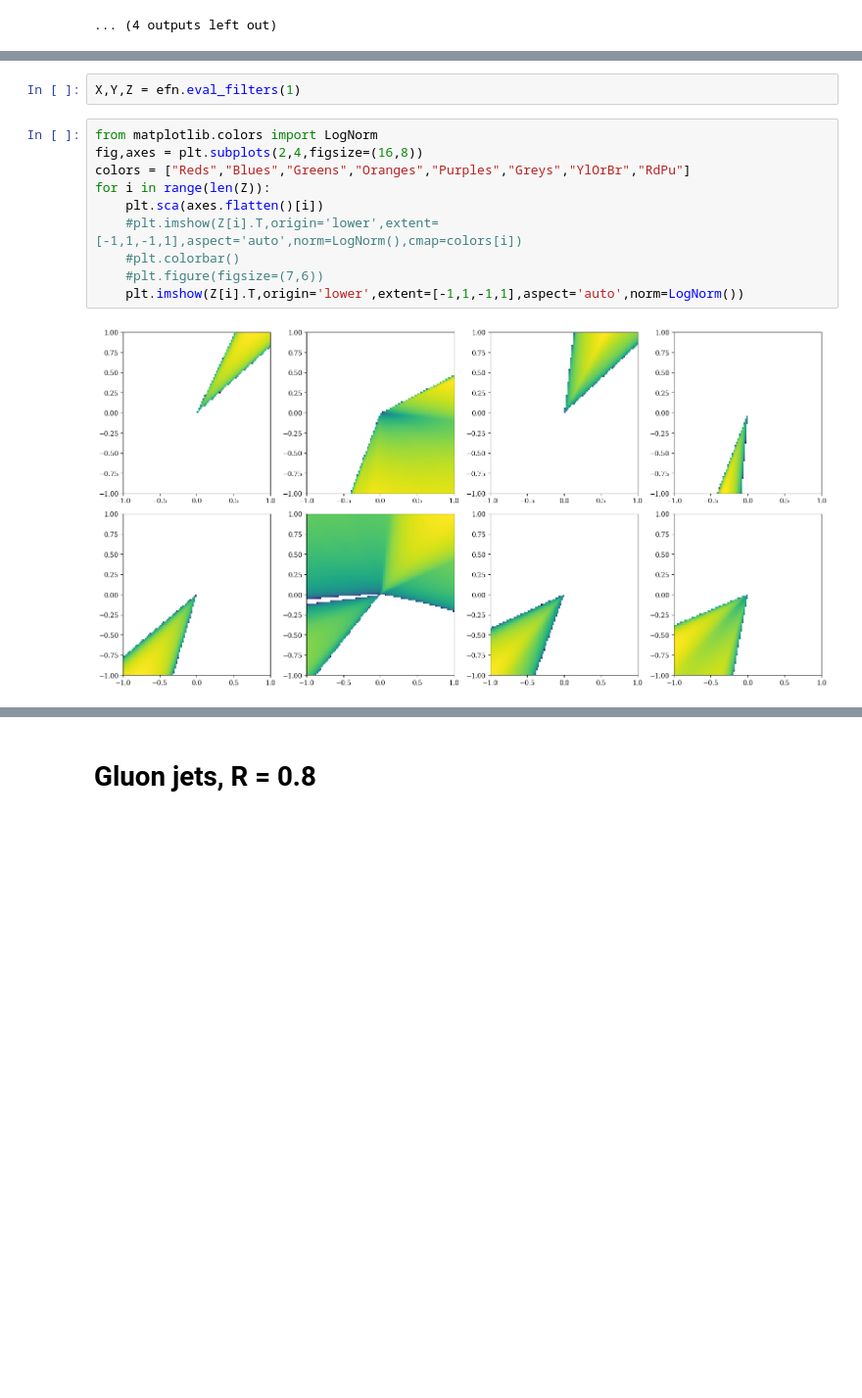
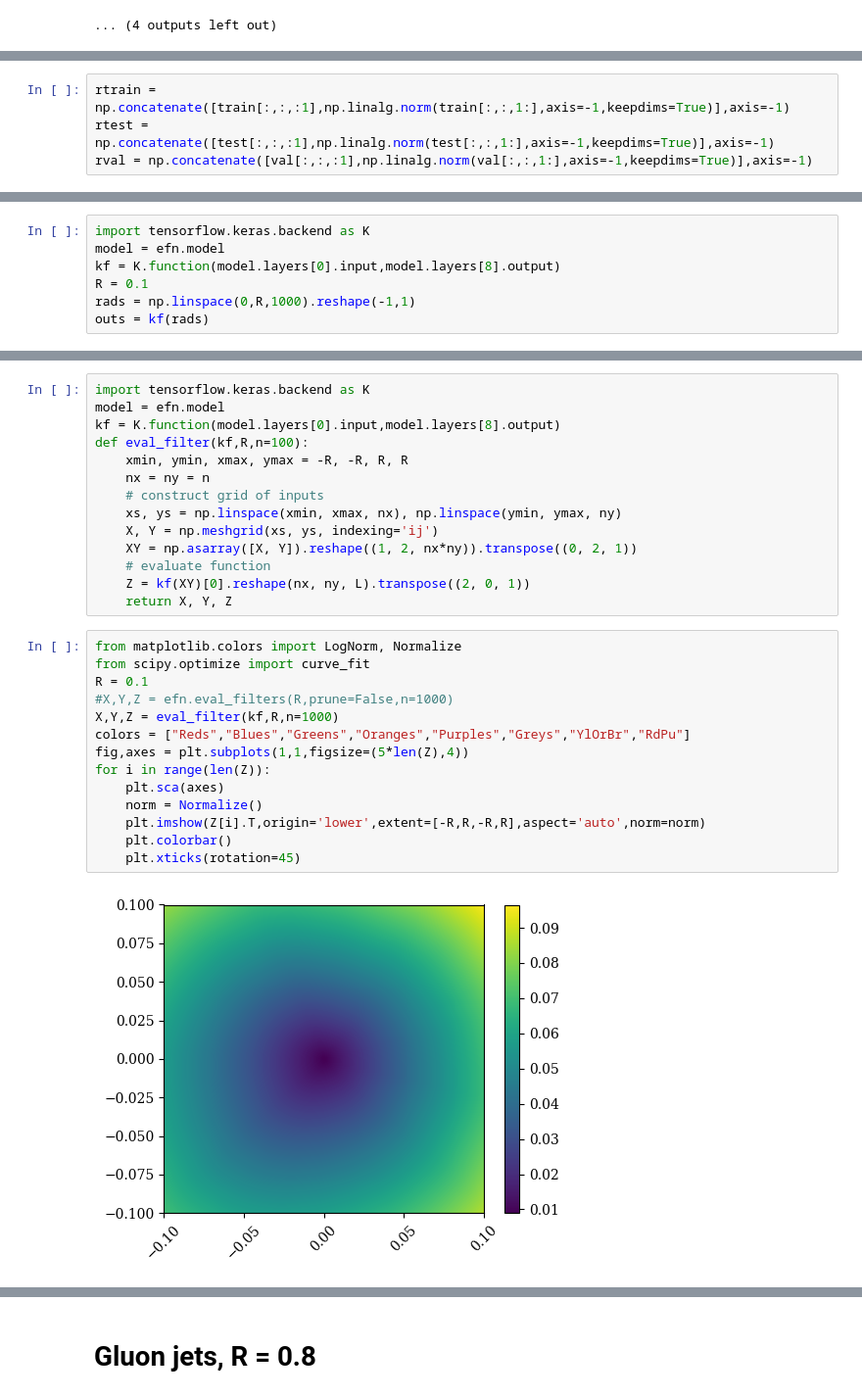
Before and after one commit to SamBT/safeUncalculable, a Jupyter notebook: trainEFN.ipynb, the cells around one changed output, grey strips where cells are left out. Shown at 98% size. Drawn from its saved outputs; the diff is of its cells as text; blank space fills up the shorter version.

```diff
--- a/trainEFN.ipynb
+++ b/trainEFN.ipynb
@@ -229,0 +229,4 @@ h = plt.hist2d(test[test_labels[:,0]==0][:,:,1].flatten()[mask],test[test_labels
+# %%
+rtrain = np.concatenate([train[:,:,:1],np.linalg.norm(train[:,:,1:],axis=-1,keepdims=True)],axis=-1)
+rtest = np.concatenate([test[:,:,:1],np.linalg.norm(test[:,:,1:],axis=-1,keepdims=True)],axis=-1)
+rval = np.concatenate([val[:,:,:1],np.linalg.norm(val[:,:,1:],axis=-1,keepdims=True)],axis=-1)
@@ -229,0 +291,7 @@ h = plt.hist2d(test[test_labels[:,0]==0][:,:,1].flatten()[mask],test[test_labels
+# %%
+import tensorflow.keras.backend as K
+model = efn.model
+kf = K.function(model.layers[0].input,model.layers[8].output)
+R = 0.1
+rads = np.linspace(0,R,1000).reshape(-1,1)
+outs = kf(rads)
@@ -276,14 +425,30 @@ efn.save("keras_models_Lsmall/qjet_EFN_zpT_L8_iter1.keras")
-# %%
-X,Y,Z = efn.eval_filters(1)
+# %%
+import tensorflow.keras.backend as K
+model = efn.model
+kf = K.function(model.layers[0].input,model.layers[8].output)
+def eval_filter(kf,R,n=100):
+    xmin, ymin, xmax, ymax = -R, -R, R, R
+    nx = ny = n
+    # construct grid of inputs
+    xs, ys = np.linspace(xmin, xmax, nx), np.linspace(ymin, ymax, ny)
+    X, Y = np.meshgrid(xs, ys, indexing='ij')
+    XY = np.asarray([X, Y]).reshape((1, 2, nx*ny)).transpose((0, 2, 1))
+    # evaluate function
+    Z = kf(XY)[0].reshape(nx, ny, L).transpose((2, 0, 1))
+    return X, Y, Z
 # %%
-from matplotlib.colors import LogNorm
-fig,axes = plt.subplots(2,4,figsize=(16,8))
+from matplotlib.colors import LogNorm, Normalize
+from scipy.optimize import curve_fit
+R = 0.1
+#X,Y,Z = efn.eval_filters(R,prune=False,n=1000)
+X,Y,Z = eval_filter(kf,R,n=1000)
 colors = ["Reds","Blues","Greens","Oranges","Purples","Greys","YlOrBr","RdPu"]
+fig,axes = plt.subplots(1,1,figsize=(5*len(Z),4))
 for i in range(len(Z)):
-    plt.sca(axes.flatten()[i])
-    #plt.imshow(Z[i].T,origin='lower',extent=[-1,1,-1,1],aspect='auto',norm=LogNorm(),cmap=colors[i])
-    #plt.colorbar()
-    #plt.figure(figsize=(7,6))
-    plt.imshow(Z[i].T,origin='lower',extent=[-1,1,-1,1],aspect='auto',norm=LogNorm())
+    plt.sca(axes)
+    norm = Normalize()
+    plt.imshow(Z[i].T,origin='lower',extent=[-R,R,-R,R],aspect='auto',norm=norm)
+    plt.colorbar()
+    plt.xticks(rotation=45)
 # %% [output]
-[figure, old version]
+[figure, new version]
```
Also changed, not shown: parts of 30 cells of this notebook, 9 other files.
